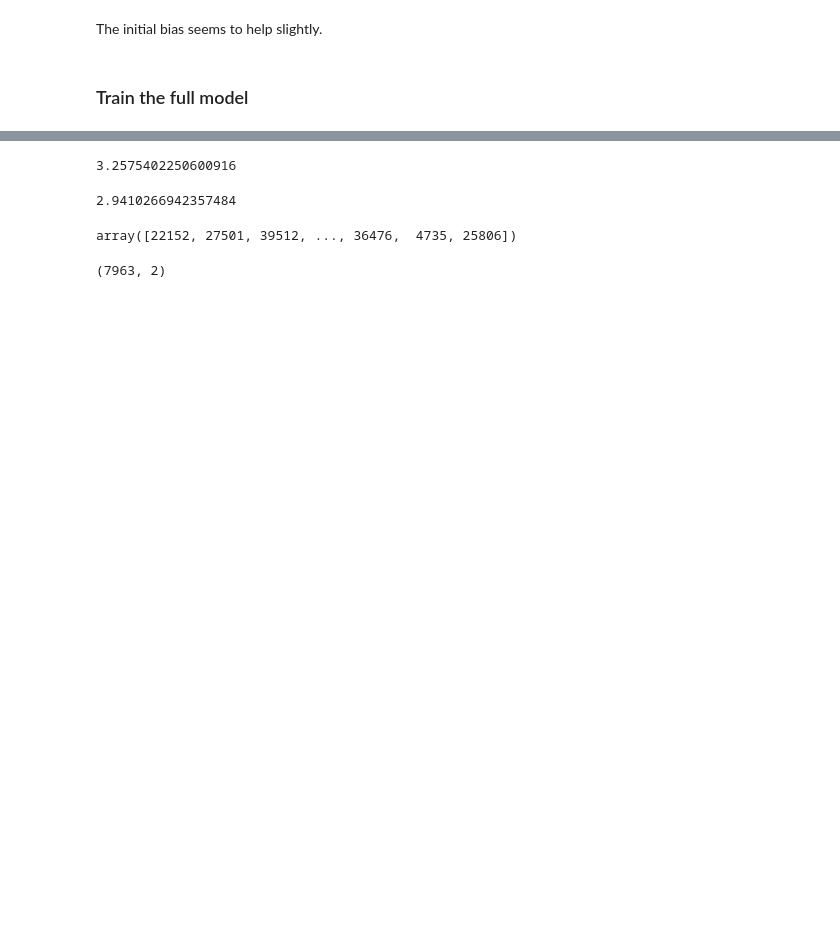
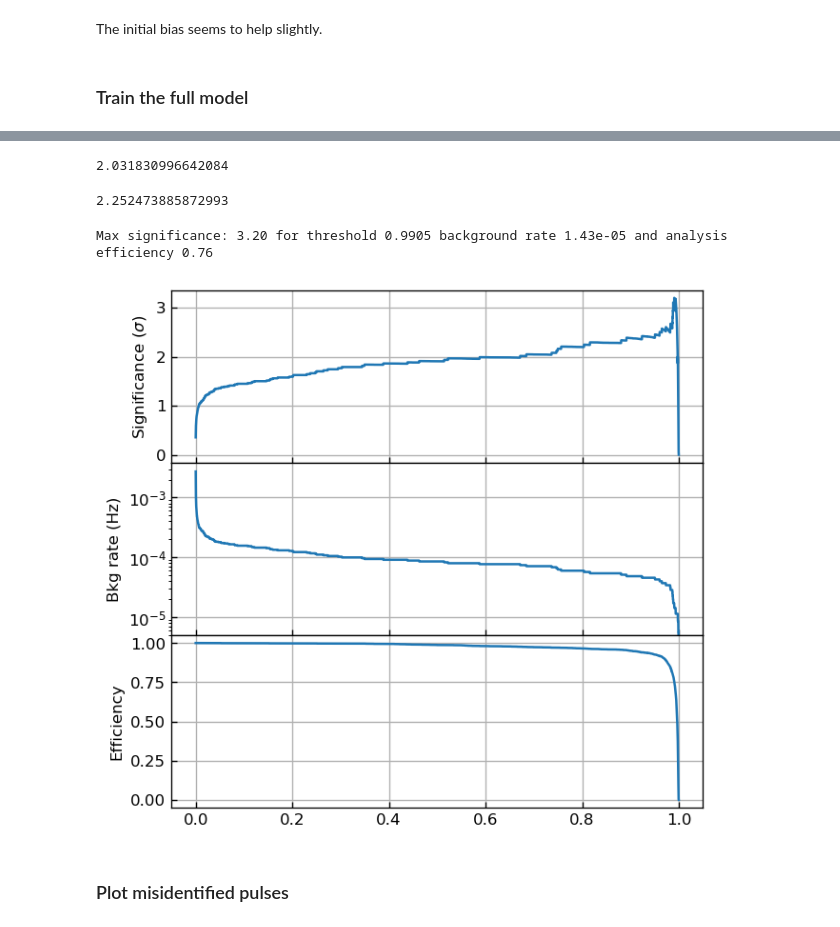
Before and after one commit to me-manu/fastespy, a Jupyter notebook: fastespy/notebooks/test_tf_keras.ipynb, the cells around one changed output, grey strips where cells are left out. Cells and saved outputs as stored; diff of their text form; code cells hidden in the pictures; blank space fills up the shorter version.

```diff
--- a/fastespy/notebooks/test_tf_keras.ipynb
+++ b/fastespy/notebooks/test_tf_keras.ipynb
@@ -550,7 +553,8 @@ y_pred_train = model.predict(X_train)
 # %%
-class_pred_test = (y_pred_test > 0.5).flatten().astype(int)
-class_pred_val = (y_pred_val > 0.5).flatten().astype(int)
-class_pred_train = (y_pred_train > 0.5).flatten().astype(int)
+threshold = 0.5 # threshold to classify event as "signal"
+class_pred_test = (y_pred_test > threshold).flatten().astype(int)
+class_pred_val = (y_pred_val > threshold).flatten().astype(int)
+class_pred_train = (y_pred_train > threshold).flatten().astype(int)
 # %%
 false_positive_test = (class_pred_test == 1) & (ml.y_test == 0)
 false_negative_test = (class_pred_test == 0) & (ml.y_test == 1)
@@ -588,16 +596,12 @@ significance_scorer(class_pred_test, ml.y_test, t_obs=t_tot_hrs * 3600., N_tot=y
 # %%
-significance_scorer(class_pred_val, y_val, t_obs=t_tot_hrs * 3600., N_tot=y_train.size + y_val.size + ml.y_test.size)
+significance_scorer(y_val, class_pred_val,
+                    t_obs=t_tot_hrs * 3600.,
+                    N_tot=y_train.size + y_val.size + ml.y_test.size)
 # %% [output]
-3.2575402250600916
+2.031830996642084
 # %%
-significance_scorer(class_pred_train, y_train, t_obs=t_tot_hrs * 3600., N_tot=y_train.size + y_val.size + ml.y_test.size)
+significance_scorer(y_train, class_pred_train,
+                    t_obs=t_tot_hrs * 3600.,
+                    N_tot=y_train.size + y_val.size + ml.y_test.size)
 # %% [output]
-2.9410266942357484
+2.252473885872993
-# %%
-ml.idx_test
-# %% [output]
-array([22152, 27501, 39512, ..., 36476,  4735, 25806])
-# %%
-np.hstack([1. - y_pred_test, y_pred_test]).shape
-# %% [output]
-(7963, 2)
@@ -603,0 +658,15 @@ np.hstack([1. - y_pred_test, y_pred_test]).shape
+# %%
+fig=plt.figure(dpi=120, figsize=(6,2*3))
+ax = plot_sig_vs_thr(model,
+                     X_test,
+                     ml.y_test,
+                     t_obs_hours=t_tot_hrs,
+                     N_tot=y_train.size + y_val.size + ml.y_test.size,
+                     step=0.0001
+                     )
+plt.subplots_adjust(hspace=0.)
+# %% [output]
+Max significance: 3.20 for threshold 0.9905 background rate 1.43e-05 and analysis efficiency 0.76
+[figure, added]
+# %% [markdown]
+### Plot misidentified pulses
```
Also changed, not shown: parts of 50 cells of this notebook.
